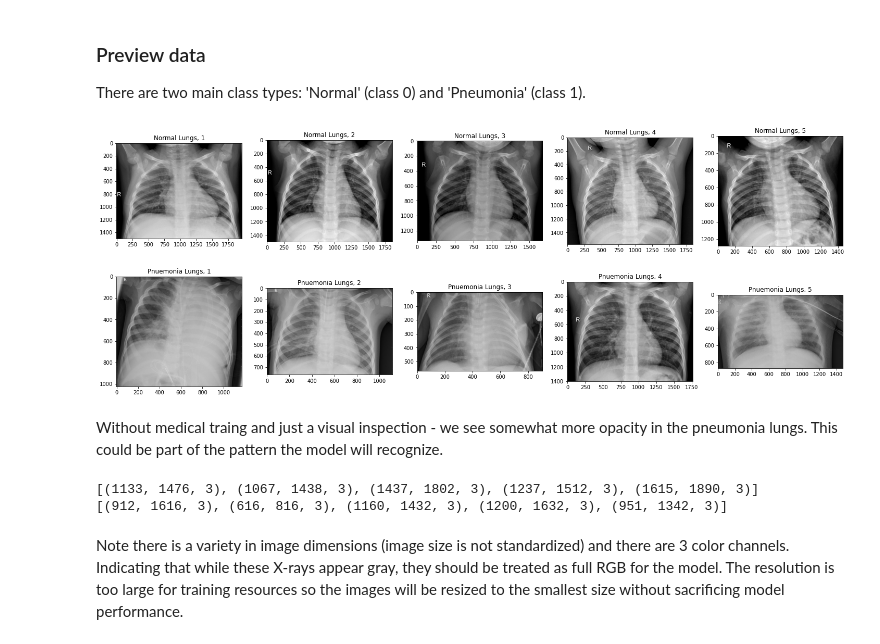
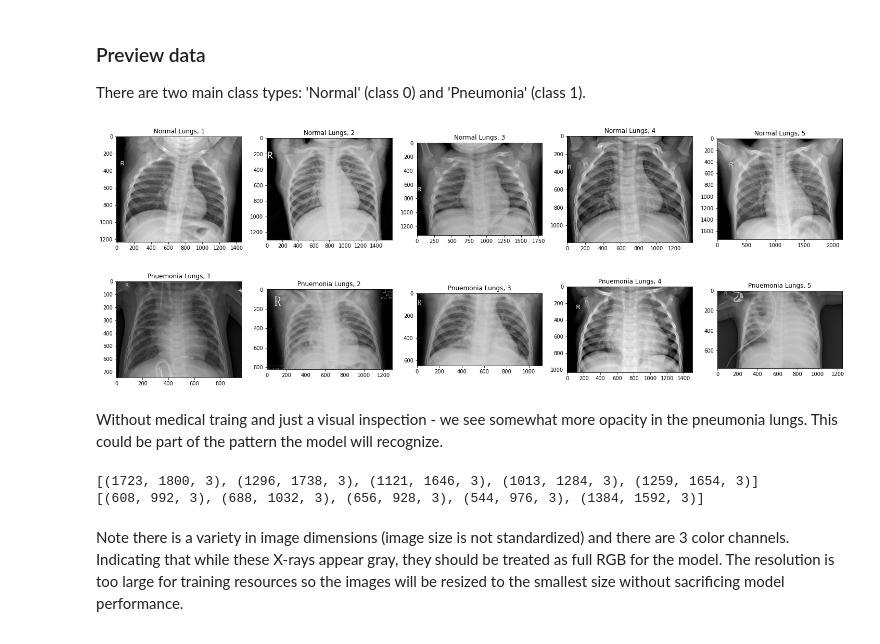
Before and after one commit to anna-dang/mod04-computer_vision_CNN, a Jupyter notebook: project_4_notebook.ipynb, the cells around one changed output. Cells and saved outputs as stored; diff of their text form; code cells hidden in the pictures.

```diff
--- a/project_4_notebook.ipynb
+++ b/project_4_notebook.ipynb
@@ -313,23 +219,28 @@ display([get_num_images(path, form='tuple') for path in [train_path, test_path,
 
 There are two main class types: 'Normal' (class 0) and 'Pneumonia' (class 1).
 # %%
+# Randomly select images from both classes to inspect
+pneu_imgs = np.random.choice(os.listdir(train_path + '/PNEUMONIA/'), samples, replace = False)
+norm_imgs = np.random.choice(os.listdir(train_path + '/NORMAL/'), samples, replace = False)
+
 # Select number of images
 samples = 5
 
 # Preview unprocessed images sized to fit in single row (keep original aspect ratio)
-plot_raw_images(samples)
+plot_raw_images(norm_imgs, pneu_imgs, samples)
 # %% [output]
-[figure, old version]
+[figure, new version]
 # %% [markdown]
 Without medical traing and just a visual inspection - we see somewhat more opacity in the pneumonia lungs. This could be part of the pattern the model will recognize.
 # %%
 # Check original image pixel dimensions
 # Check number of pixel channels (the third dimension) to determine if RGB or grayscale
+
 print([cv2.imread(train_path + '/NORMAL/' + img).shape for img in norm_imgs])
 print([cv2.imread(train_path + '/PNEUMONIA/' + img).shape for img in pneu_imgs])
 # %% [output]
-[(1133, 1476, 3), (1067, 1438, 3), (1437, 1802, 3), (1237, 1512, 3), (1615, 1890, 3)]
-[(912, 1616, 3), (616, 816, 3), (1160, 1432, 3), (1200, 1632, 3), (951, 1342, 3)]
+[(1723, 1800, 3), (1296, 1738, 3), (1121, 1646, 3), (1013, 1284, 3), (1259, 1654, 3)]
+[(608, 992, 3), (688, 1032, 3), (656, 928, 3), (544, 976, 3), (1384, 1592, 3)]
 # %% [markdown]
 Note there is a variety in image dimensions (image size is not standardized) and there are 3 color channels. Indicating that while these X-rays appear gray, they should be treated as full RGB for the model. The resolution is too large for training resources so the images will be resized to the smallest size without sacrificing model performance.
 # %% [markdown]
```
Also changed, not shown: parts of 41 cells of this notebook.
